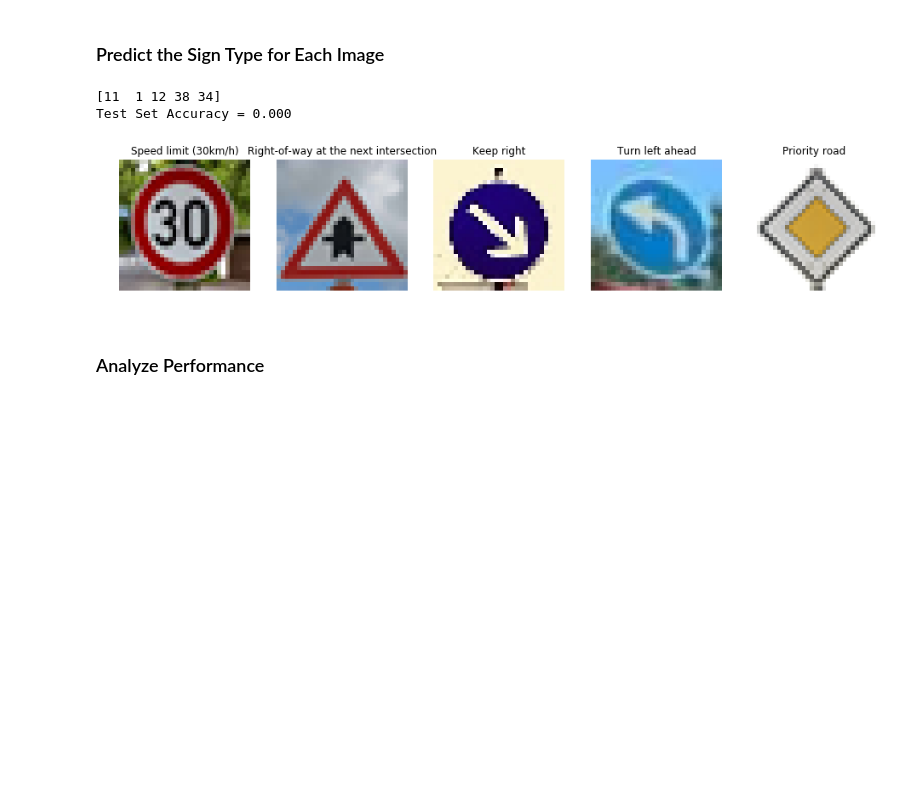
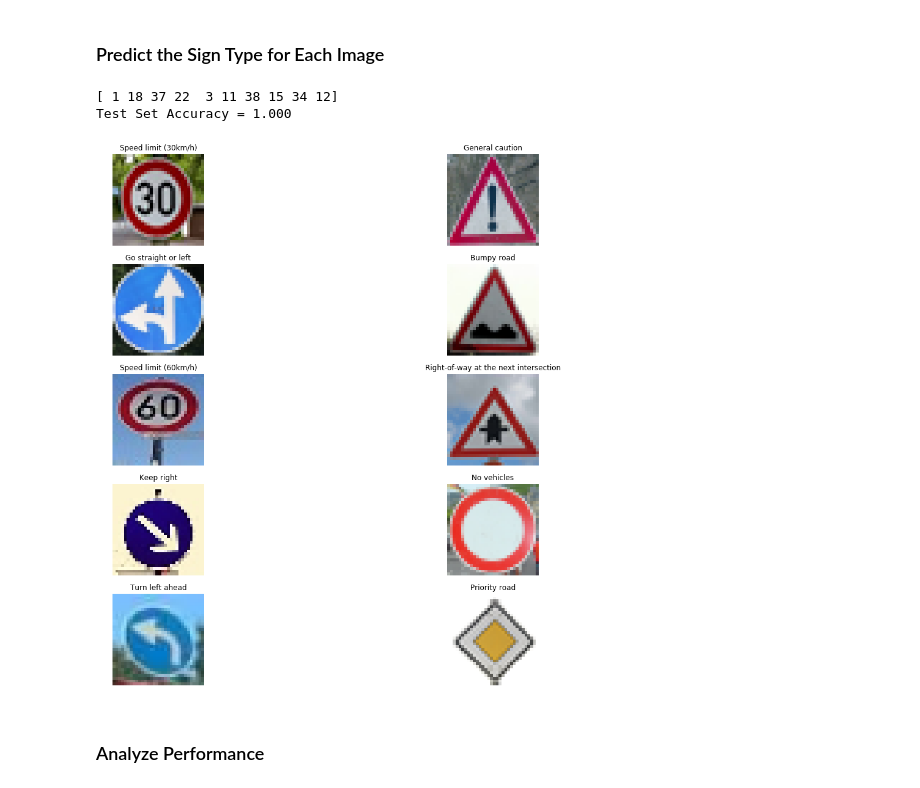
Before and after one commit to vikasmalik22/Traffic_Sign_Classifier, a Jupyter notebook: Traffic_Sign_Classifier.ipynb, the cells around one changed output. Drawn from its saved outputs; the diff is of its cells as text; code cells hidden in the pictures; blank space fills up the shorter version.

```diff
--- a/Traffic_Sign_Classifier.ipynb
+++ b/Traffic_Sign_Classifier.ipynb
@@ -223,14 +223,11 @@ def Img_AffineTransform(img, aff_val):
 
 # Function to Create the Jittered/PreProcess Data
 def Create_Jittered_Dataset(X_data, Y_data, X_New, Y_New, trans_range, rot_range, aff_val, data_range):
-    unique_train, counts_train = np.unique(Y_data, return_counts=True)
-    new_train_count = counts_train
     for i in range(len(X_data)):
         for j in range(data_range):
             img = X_data[i]
             img = crop(img, 3)
             img = gaussian_blur(img, 5)
-            img = Histogram_Equalization(img)
             img = Img_Translation(img, trans_range)
             img = Img_Rotation(img, rot_range)
             img = Img_AffineTransform(img, aff_val)
@@ -401,7 +413,7 @@ y = tf.placeholder(tf.int32, (None))
 one_hot_y = tf.one_hot(y, 43)
 keep_prob = tf.placeholder(tf.float32) # probability to keep units
 # %%
-EPOCHS = 20
+EPOCHS = 15
 BATCH_SIZE = 128
 
 logits = Model_Net(x)
@@ -519,11 +553,15 @@ for i, imp in enumerate(glob.glob('./Test_Images/*x.png')):
 num_testImages = len(my_images)
 print('Number of Test Images', num_testImages)
 
+signs_class = df['SignName']
+my_labels = [1, 18, 37, 22, 3, 11, 38, 15, 34, 12]
 #Visualize new raw images
+plt.figure(figsize=(18,16))
+plt.subplots_adjust(wspace = 0.2, hspace = 0.2)
 for i in range(num_testImages):
-    plt.subplot(1, num_testImages, i+1)
+    plt.subplot(num_testImages/2, 2, i+1)
     plt.imshow((my_images[i]))
-    plt.title(i)
+    plt.title(signs_class[my_labels[i]])
     plt.axis('off')
 plt.show()
 # %% [output]
@@ -536,6 +576,7 @@ plt.show()
 ### Feel free to use as many code cells as needed.
 import glob
 import matplotlib.image as mpimg
+
 
 #Import test images
 images = np.empty((num_testImages,32,32,3),dtype='uint8')
@@ -549,38 +590,37 @@ def test_net(X_data, sess):
 
 X_test_data=[]
 Y_test_data=[]
-my_labels = [37, 11, 1, 12, 3, 38, 34, 35, 15, 18]
-Create_Jittered_Dataset(images, my_labels, X_test_data, Y_test_data, num_testImages, 20, 10, 1)
+Create_Jittered_Dataset(images, my_labels, X_test_data, Y_test_data, 5, 20, 10, 1)
 X_Pred_test = np.array(X_test_data)
 y_Pred_test = np.array(Y_test_data)
 
 print(y_Pred_test)
 
 with tf.Session() as sess:
     sess.run(tf.global_variables_initializer())
     saver3 = tf.train.import_meta_graph('./lenet.meta')
     saver3.restore(sess, "./lenet")
     my_accuracy = evaluate(X_Pred_test, y_Pred_test)
     print("Test Set Accuracy = {:.3f}".format(my_accuracy))
 
 with tf.Session() as sess:
     saver.restore(sess, './lenet')
     signs_classes=test_net(X_Pred_test, sess)
 
 signs_class = df['SignName']
 
 plt.figure(figsize=(18,16))
 plt.subplots_adjust(wspace = 0.2, hspace = 0.2)
 for i in range(num_testImages):
     plt.subplot(num_testImages/2, 2, i+1)
     plt.imshow(my_images[i])
     plt.title(signs_class[signs_classes[i]])
     plt.axis('off')
 plt.show()
 # %% [output]
-[11  1 12 38 34]
-Test Set Accuracy = 0.000
+[ 1 18 37 22  3 11 38 15 34 12]
+Test Set Accuracy = 1.000
-[figure, old version]
+[figure, new version]
 # %% [markdown]
 ### Analyze Performance
 # %%
```
Also changed, not shown: parts of 15 cells of this notebook, 10 other files.
